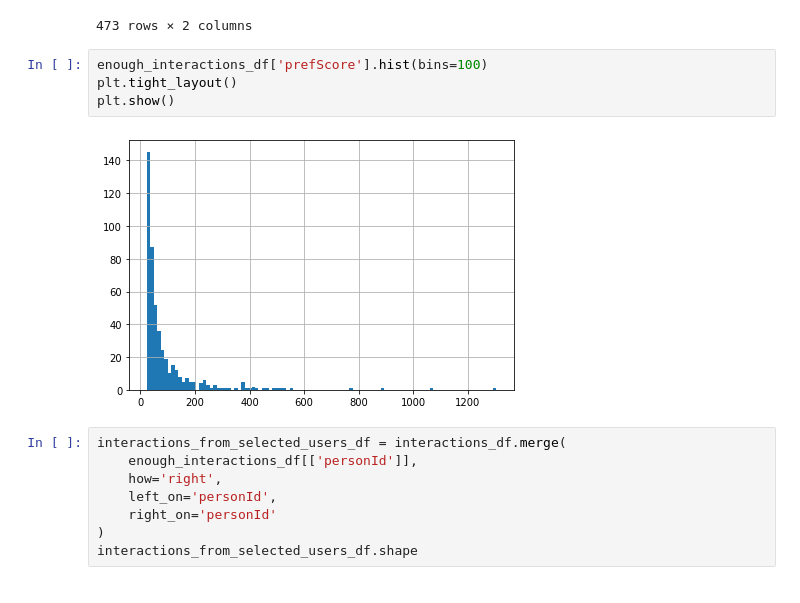
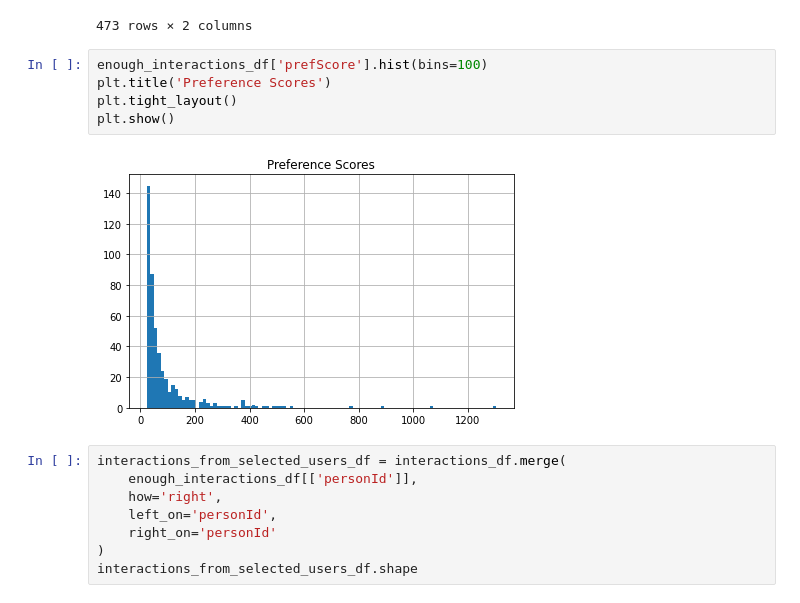
Before and after one commit to JoeJoe1313/Recommender-Systems, a Jupyter notebook: Copy_of_Content_based_Recommender_Example.ipynb, the cells around one changed output. Drawn from its saved outputs; the diff is of its cells as text.

```diff
--- a/Copy_of_Content_based_Recommender_Example.ipynb
+++ b/Copy_of_Content_based_Recommender_Example.ipynb
@@ -155,10 +155,11 @@ enough_interactions_df
 473 rows × 2 columns
 # %%
 enough_interactions_df['prefScore'].hist(bins=100)
+plt.title('Preference Scores')
 plt.tight_layout()
 plt.show()
 # %% [output]
-[figure, old version]
+[figure, new version]
 # %%
 interactions_from_selected_users_df = interactions_df.merge(
     enough_interactions_df[['personId']],
```
Also changed, not shown: parts of 5 cells of this notebook.
